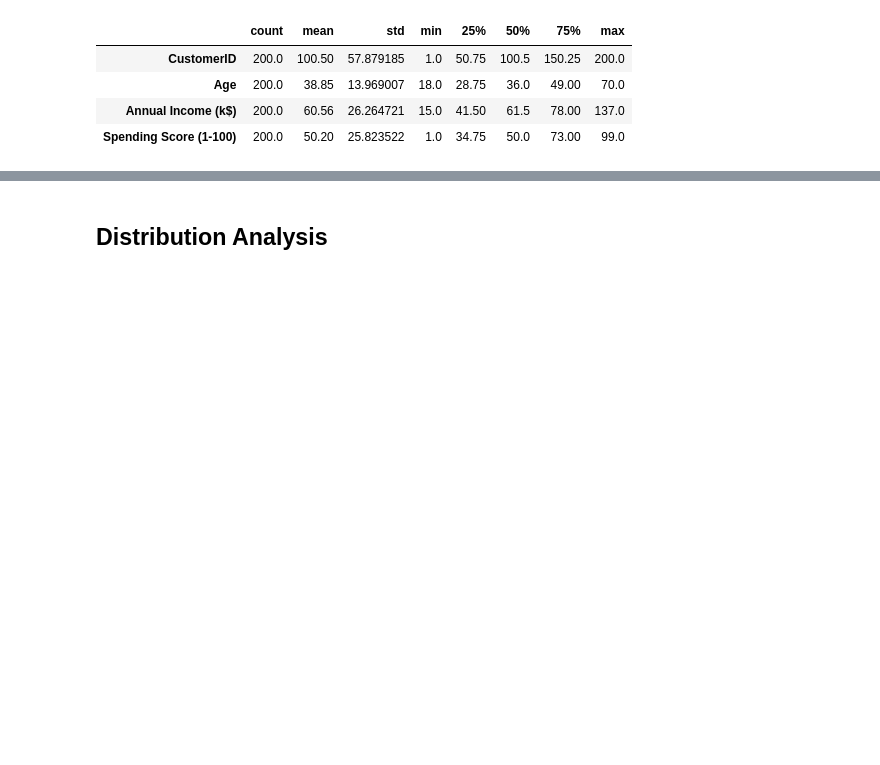
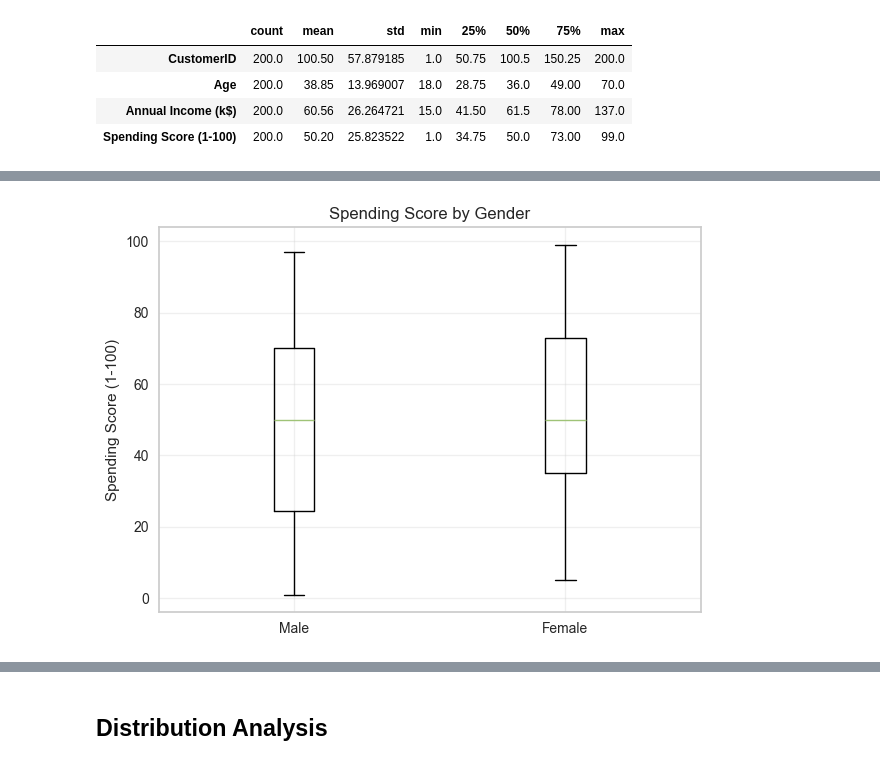
Before and after one commit to vince-gasimov/Machine-Learning, a Jupyter notebook: 18- Final Projects/Unsupervised Learning/Customers_Segmentation.ipynb, the cells around one changed output, grey strips where cells are left out. Drawn from its saved outputs; the diff is of its cells as text; code cells hidden in the pictures; blank space fills up the shorter version.

```diff
--- a/18- Final Projects/Unsupervised Learning/Customers_Segmentation.ipynb
+++ b/18- Final Projects/Unsupervised Learning/Customers_Segmentation.ipynb
@@ -128,0 +190,12 @@ df.describe().T
+# %%
+male_scores = df[df['Gender'] == 'Male']['Spending Score (1-100)']
+female_scores = df[df['Gender'] == 'Female']['Spending Score (1-100)']
+
+plt.figure(figsize=(7,5))
+plt.boxplot([male_scores, female_scores], tick_labels=['Male', 'Female'])
+plt.ylabel("Spending Score (1-100)")
+plt.title("Spending Score by Gender")
+plt.grid(alpha=0.3)
+plt.show()
+# %% [output]
+[figure, added]
```
Also changed, not shown: parts of 16 cells of this notebook, 2 other files.
